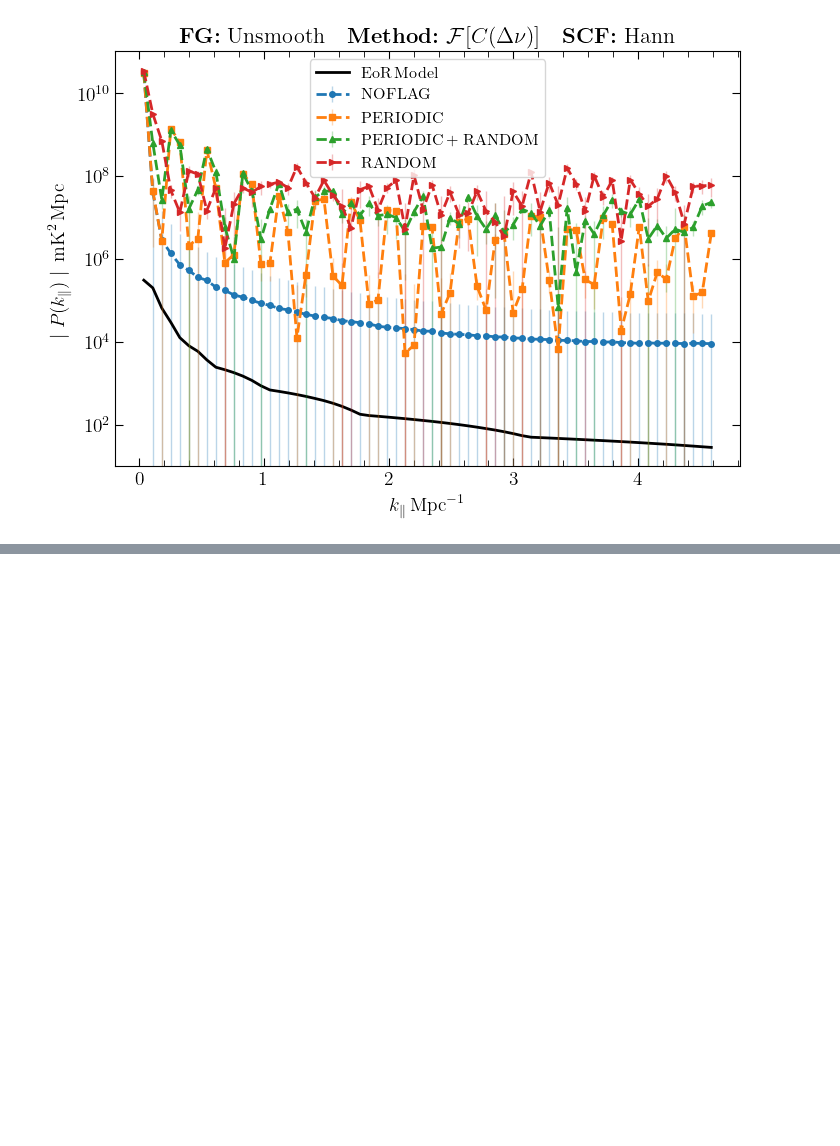
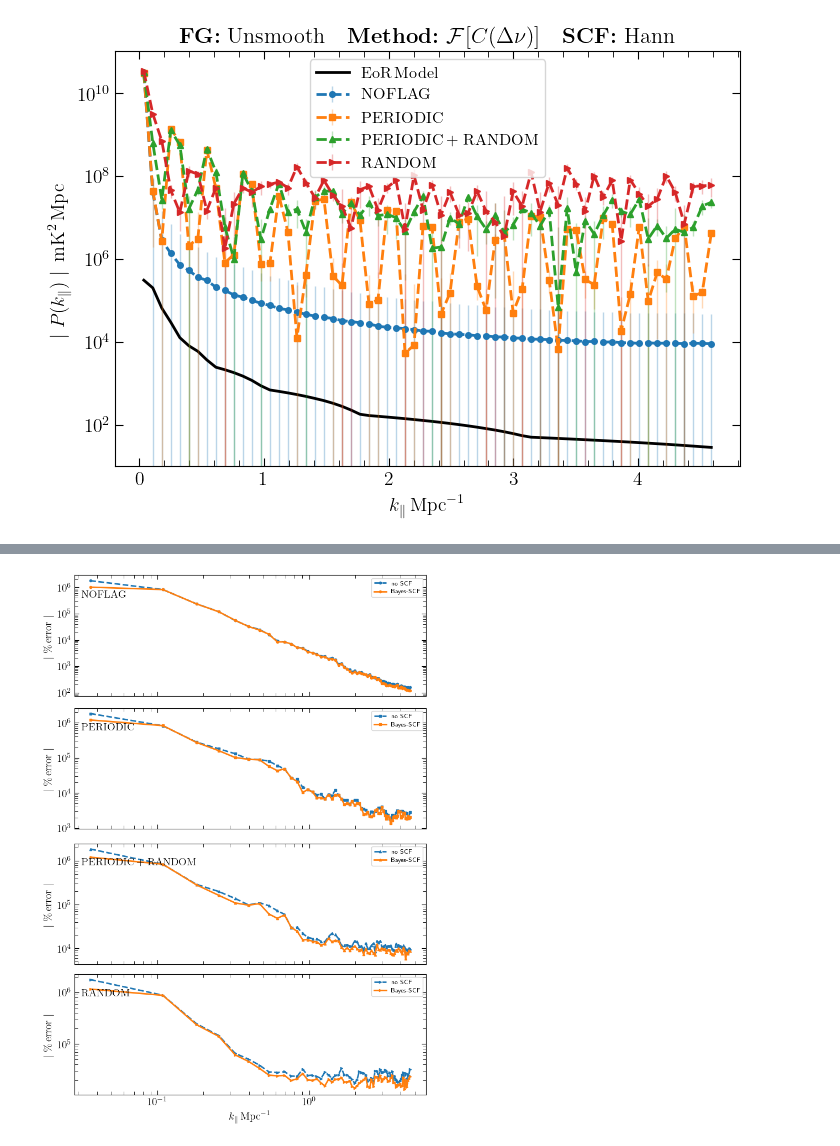
Before and after one commit to aecosmo/Bayes-SCF, a Jupyter notebook: plot-fftdct-3flags-allfigures-revised.ipynb, the cells around one changed output, grey strips where cells are left out. Drawn from its saved outputs; the diff is of its cells as text; code cells hidden in the pictures; blank space fills up the shorter version.

```diff
--- a/plot-fftdct-3flags-allfigures-revised.ipynb
+++ b/plot-fftdct-3flags-allfigures-revised.ipynb
@@ -1568,0 +1788,99 @@ Saved: plots/FGMM_GP_allflags.pdf
+# %%
+import numpy as np
+import matplotlib.pyplot as plt
+import os
+
+# --------------------------------------------------
+# Case A: EoR-only, no SCF
+# Case B: EoR-only, Hann-SCF
+# Case C: EoR-only, Bayes-SCF
+# --------------------------------------------------
+path_A = "results"
+inp_signal_A = "21cm"
+SCF_A = "None"
+
+path_B = "results"
+inp_signal_B = "21cm"
+SCF_B = "Hann"
+
+path_C = "results"
+inp_signal_C = "21cm"
+SCF_C = "GP"
+
+modes  = ["NOFLAG", "PERIODIC", "PERIODIC+RANDOM", "RANDOM"]
+
+# distinct color per flagging mode; line style distinguishes case A vs C
+fmts   = {"NOFLAG": "o", "PERIODIC": "s", "PERIODIC+RANDOM": "^", "RANDOM": ">"}
+
+figname = "plots/uncertainty_comparison_allflags_overlay.pdf"
+os.makedirs("plots", exist_ok=True)
+
+# --------------------------------------------------
+# FIGURE LAYOUT: 4 panels, one per flagging mode
+# --------------------------------------------------
+fig = plt.figure(figsize=(7, 10))
+gs  = fig.add_gridspec(
+    4, 1,
+    height_ratios=[1, 1, 1, 1],
+    hspace=0.07
+)
+axd = [fig.add_subplot(gs[0])]
+axd += [fig.add_subplot(gs[i], sharex=axd[0]) for i in range(1, 4)]
+
+# Number of lowest k_par bins to skip: these modes are filtered out by
+# SCF but not by the no-SCF case, so they are not directly comparable
+# between the cases and would bias the comparison.
+n_skip = 0
+
+# --------------------------------------------------
+def load_err_pct(path, inp_signal, mode, SCF):
+    fname = f"{path}/dct_inp_signal-{inp_signal}_flag-{mode}_SCF-{SCF}.npz"
+    data = np.load(fname)
+    kb_fft        = data["kb"][n_skip:]
+    mean_fft      = data["mean"][n_skip:]
+    err_fft       = data["err"][n_skip:]
+    binned_th_fft = data["binned_th"][n_skip:]
+    err_r = 100.0 * err_fft # / binned_th_fft
+    # err_r = 100.0 * err_fft / mean_fft
+    return kb_fft, err_r
+
+# colors distinguish SCF case (no SCF vs Bayes-SCF); markers distinguish flagging mode
+color_noscf = 'C0'
+color_bayes = 'C1'
+
+# --------------------------------------------------
+for i, mode in enumerate(modes):
+    ax = axd[i]
+    fmt = fmts[mode]
+
+    kA, errA = load_err_pct(path_A, inp_signal_A, mode, SCF_A)
+    # kB, errB = load_err_pct(path_B, inp_signal_B, mode, SCF_B)
+    kC, errC = load_err_pct(path_C, inp_signal_C, mode, SCF_C)
+
+    ax.plot(kA, np.abs(errA), color=color_noscf, ls='--', marker=fmt, ms=3,
+            label="no SCF")
+    # ax.plot(kB, np.abs(errB), color=color_B, ls='-.', marker=fmt, ms=3,
+    #         label="Hann-SCF")
+    ax.plot(kC, np.abs(errC), color=color_bayes, ls='-', marker=fmt, ms=3,
+            label="Bayes-SCF")
+
+    ax.set_yscale('log')
+    ax.set_xscale('log')
+    ax.set_ylabel(r'$\mid \%\,\rm{error} \mid$')
+    ax.text(
+        0.02, 0.88,
+        fr"$\rm{{ {mode} }}$",
+        transform=ax.transAxes,
+        va='top',
+    )
+    ax.legend( fontsize=8)
+
+for ax in axd[:-1]:
+    ax.tick_params(labelbottom=False)
+axd[-1].tick_params(labelbottom=True)
+axd[-1].set_xlabel(r'$k_\parallel\,{\rm Mpc}^{-1}$')
+
+fig.align_ylabels()
+fig.savefig(figname, bbox_inches='tight')
+print("Saved:", figname)
+# %% [output]
@@ -1568,0 +1888 @@ Saved: plots/FGMM_GP_allflags.pdf
+[figure, added]
```
Also changed, not shown: parts of 28 cells of this notebook, 31 other files.
